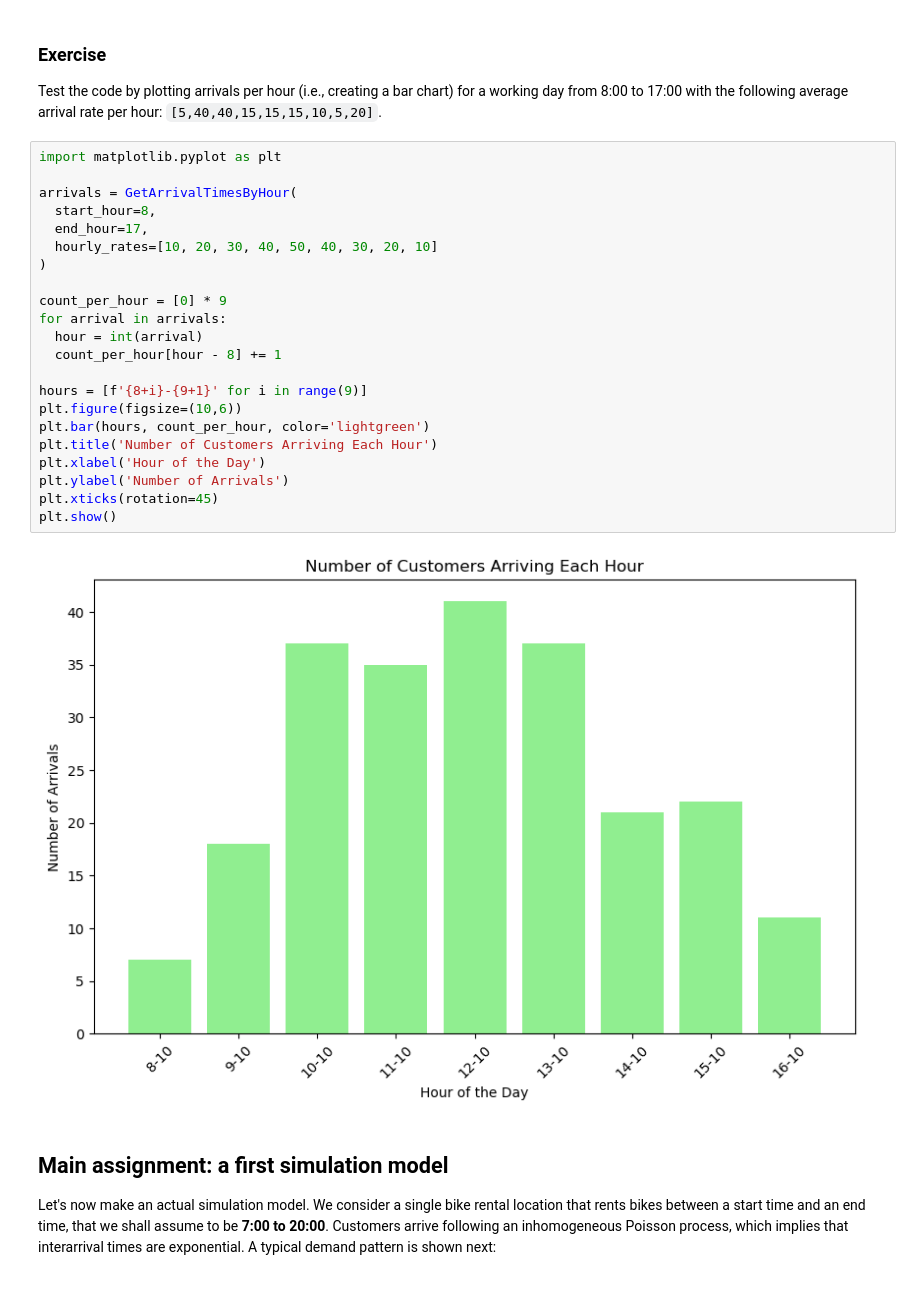
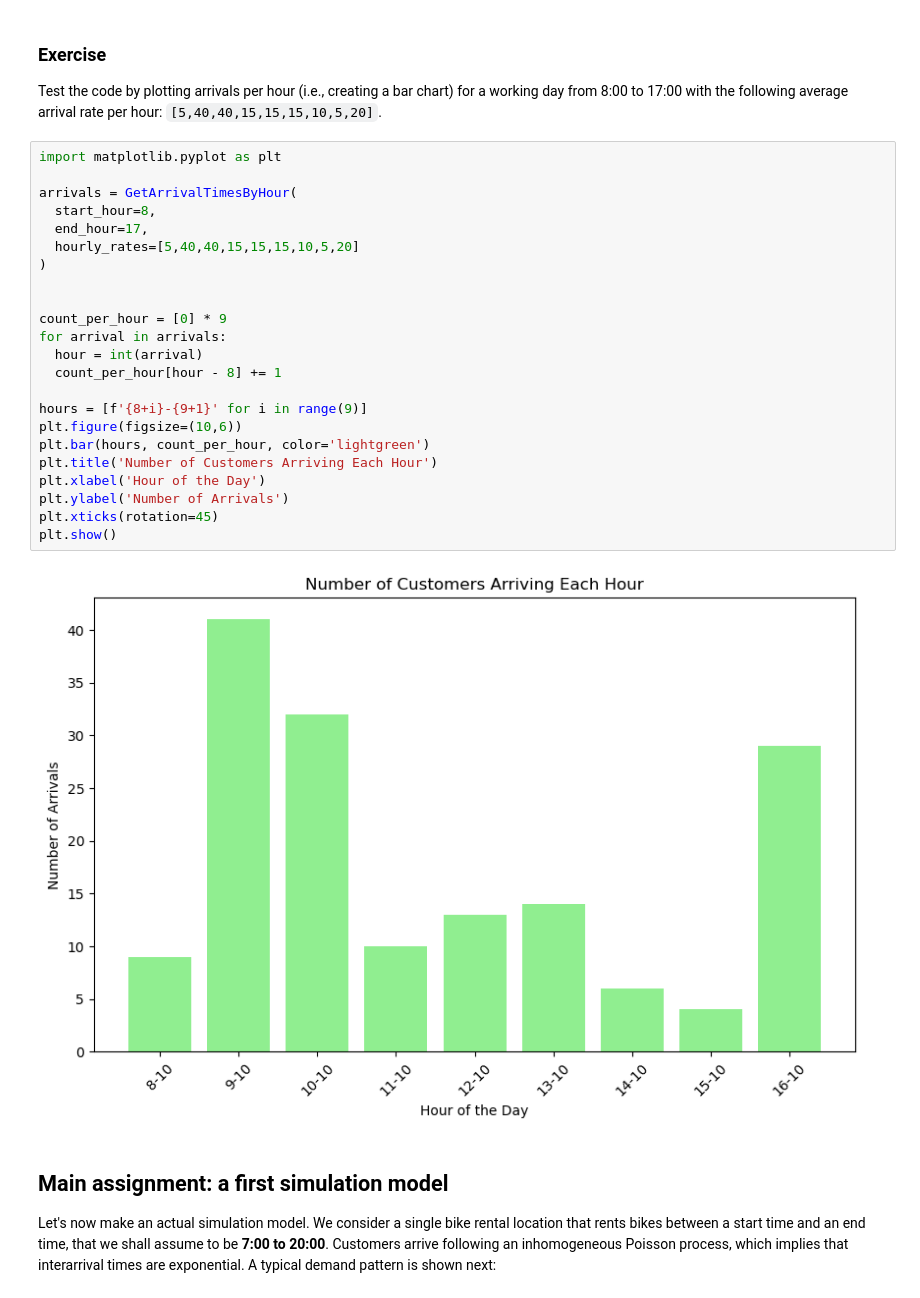
Before and after one commit to PauloVieira-1/1CK130_Assignment_1, a Jupyter notebook: main.ipynb, the cells around one changed output. Drawn from its saved outputs; the diff is of its cells as text.

```diff
--- a/main.ipynb
+++ b/main.ipynb
@@ -426,27 +426,28 @@ Test the code by plotting arrivals per hour (i.e., creating a bar chart) for a w
 # %%
 import matplotlib.pyplot as plt
 
 arrivals = GetArrivalTimesByHour(
   start_hour=8,
   end_hour=17,
-  hourly_rates=[10, 20, 30, 40, 50, 40, 30, 20, 10]
+  hourly_rates=[5,40,40,15,15,15,10,5,20]
 )
+
 
 count_per_hour = [0] * 9
 for arrival in arrivals:
   hour = int(arrival)
   count_per_hour[hour - 8] += 1
 
 hours = [f'{8+i}-{9+1}' for i in range(9)]
 plt.figure(figsize=(10,6))
 plt.bar(hours, count_per_hour, color='lightgreen')
 plt.title('Number of Customers Arriving Each Hour')
 plt.xlabel('Hour of the Day')
 plt.ylabel('Number of Arrivals')
 plt.xticks(rotation=45)
 plt.show()
 # %% [output]
-[figure, old version]
+[figure, new version]
 # %% [markdown]
 ## Main assignment: a first simulation model
 Let's now make an actual simulation model. We consider a single bike rental location that rents bikes between a start time and an end time, that we shall assume to be **7:00 to 20:00**. Customers arrive following an inhomogeneous Poisson process, which implies that interarrival times are exponential. A typical demand pattern is shown next:
```
Also changed, not shown: parts of 5 cells of this notebook.
